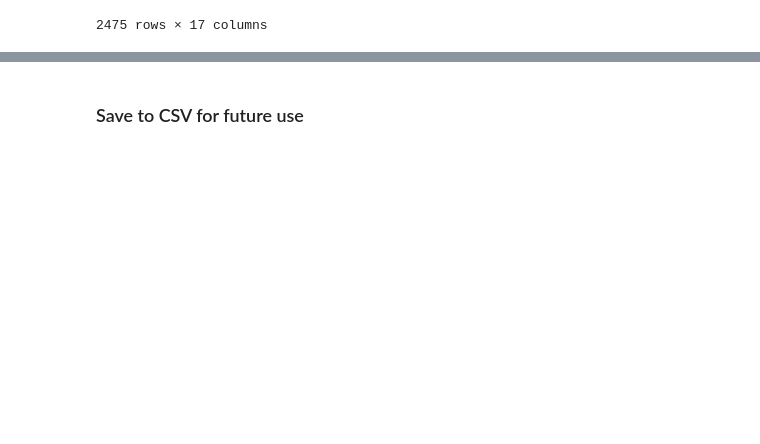
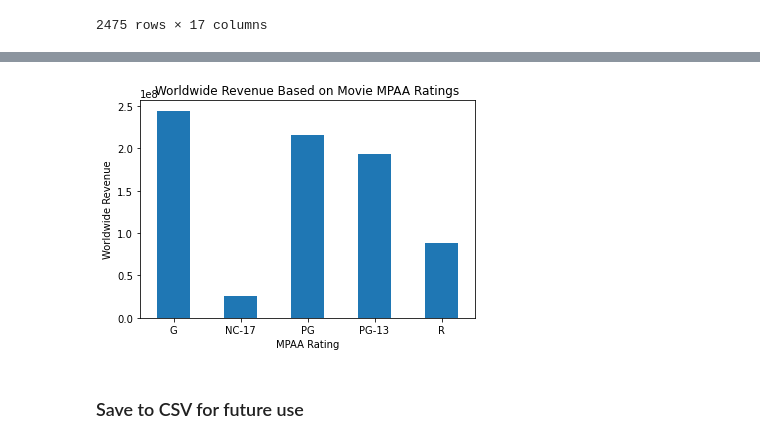
Before and after one commit to zsowen/Movie_Database, a Jupyter notebook: Movie_db_cleaning.ipynb, the cells around one changed output, grey strips where cells are left out. Saved outputs shown, nothing was run; the diff lists cells and outputs as text; code cells hidden in the pictures; blank space fills up the shorter version.

```diff
--- a/Movie_db_cleaning.ipynb
+++ b/Movie_db_cleaning.ipynb
@@ -165,0 +247,3 @@ final_movie_db_df
+# %%
+bar2_df = final_movie_db_df.groupby(final_movie_db_df['MPAA Rating']).mean()['Worldwide Revenue']
+bar2_df
@@ -165,0 +258,15 @@ final_movie_db_df
+# %%
+#Visualize
+
+
+
+ax1 = bar2_df.plot.bar(x='MPAA Rating', y='Worldwide Revenue', rot=0)
+
+ax1.set_xlabel('MPAA Rating')
+# # plt.xticks(rotation = 75) # Rotates X-Axis Ticks by 45-degrees
+ax1.set_ylabel('Worldwide Revenue')
+ax1.set_title('Worldwide Revenue Based on Movie MPAA Ratings')
+
+plt.show()
+# %% [output]
+[figure, added]
```
Also changed, not shown: parts of 11 cells of this notebook, 1 other file.
